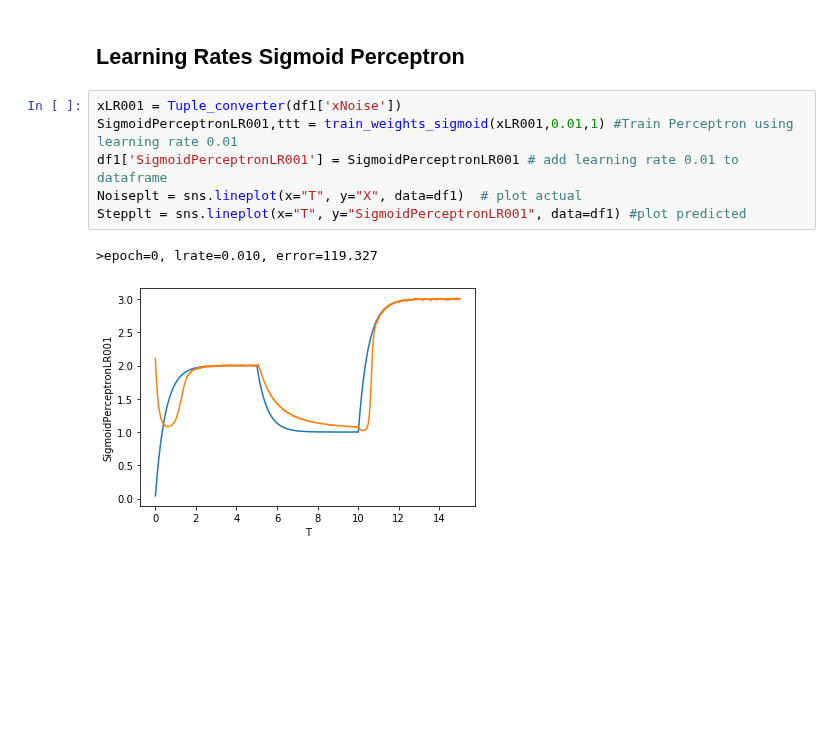
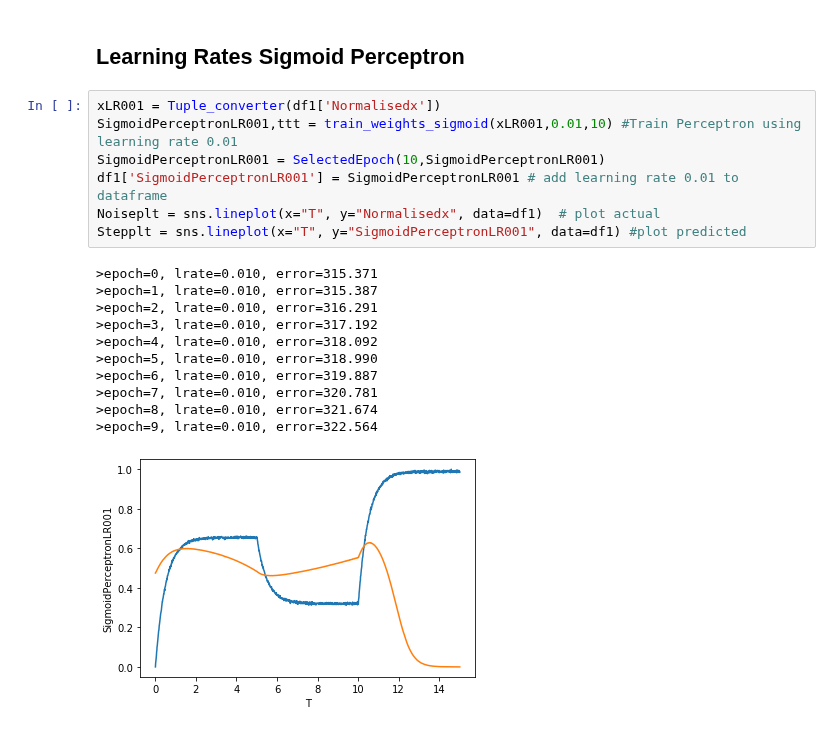
Before and after one commit to JamesDun2866/Computational-Science, a Jupyter notebook: Computational Science.ipynb, the cells around one changed output. Drawn from its saved outputs; the diff is of its cells as text; blank space fills up the shorter version.

```diff
--- a/Computational Science.ipynb
+++ b/Computational Science.ipynb
@@ -682,12 +685,22 @@ t2 = sns.lineplot(x="T", y="Sigmoidfunction12", data=df1) #plot predicted
 # %% [markdown]
 ## Learning Rates Sigmoid Perceptron
 # %%
-xLR001 = Tuple_converter(df1['xNoise'])
-SigmoidPerceptronLR001,ttt = train_weights_sigmoid(xLR001,0.01,1) #Train Perceptron using learning rate 0.01
+xLR001 = Tuple_converter(df1['Normalisedx'])
+SigmoidPerceptronLR001,ttt = train_weights_sigmoid(xLR001,0.01,10) #Train Perceptron using learning rate 0.01
+SigmoidPerceptronLR001 = SelectedEpoch(10,SigmoidPerceptronLR001)
 df1['SigmoidPerceptronLR001'] = SigmoidPerceptronLR001 # add learning rate 0.01 to dataframe
-Noiseplt = sns.lineplot(x="T", y="X", data=df1)  # plot actual
+Noiseplt = sns.lineplot(x="T", y="Normalisedx", data=df1)  # plot actual
 Stepplt = sns.lineplot(x="T", y="SigmoidPerceptronLR001", data=df1) #plot predicted
 # %% [output]
->epoch=0, lrate=0.010, error=119.327
+>epoch=0, lrate=0.010, error=315.371
+>epoch=1, lrate=0.010, error=315.387
+>epoch=2, lrate=0.010, error=316.291
+>epoch=3, lrate=0.010, error=317.192
+>epoch=4, lrate=0.010, error=318.092
+>epoch=5, lrate=0.010, error=318.990
+>epoch=6, lrate=0.010, error=319.887
+>epoch=7, lrate=0.010, error=320.781
+>epoch=8, lrate=0.010, error=321.674
+>epoch=9, lrate=0.010, error=322.564
-[figure, old version]
+[figure, new version]
 # %%
```
Also changed, not shown: parts of 12 cells of this notebook.
